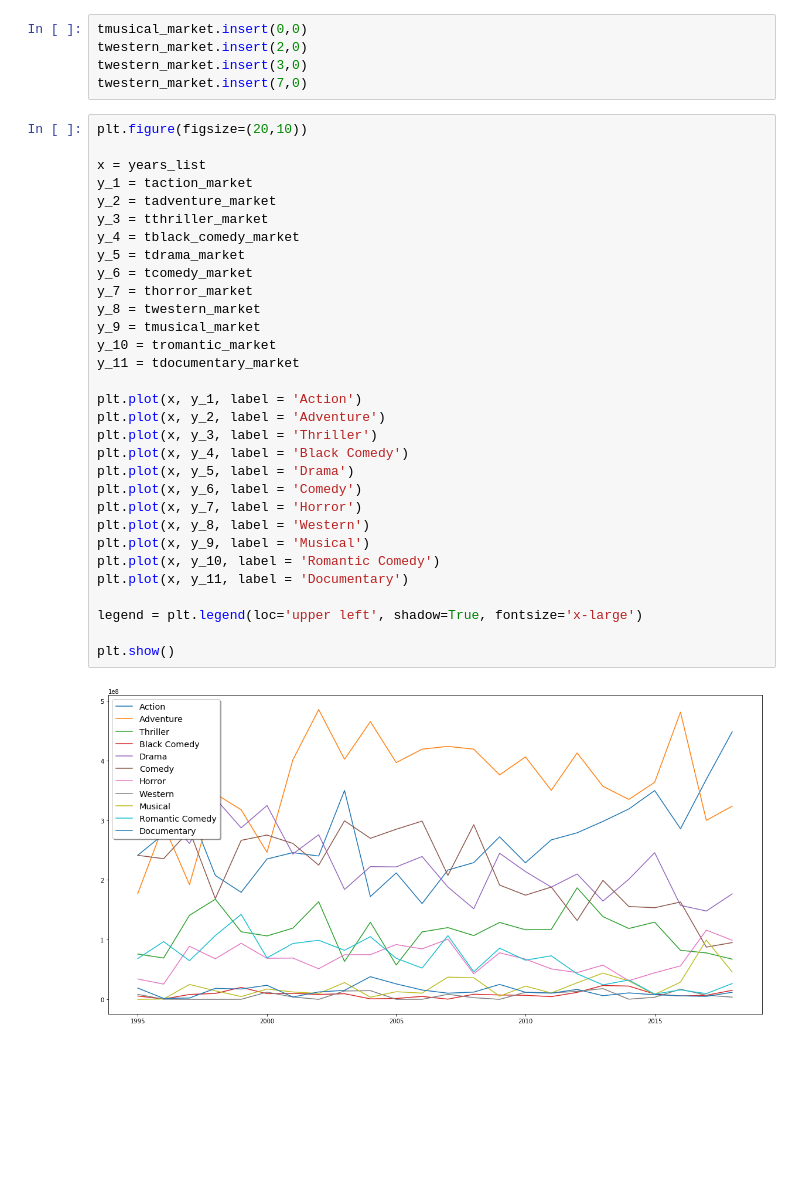
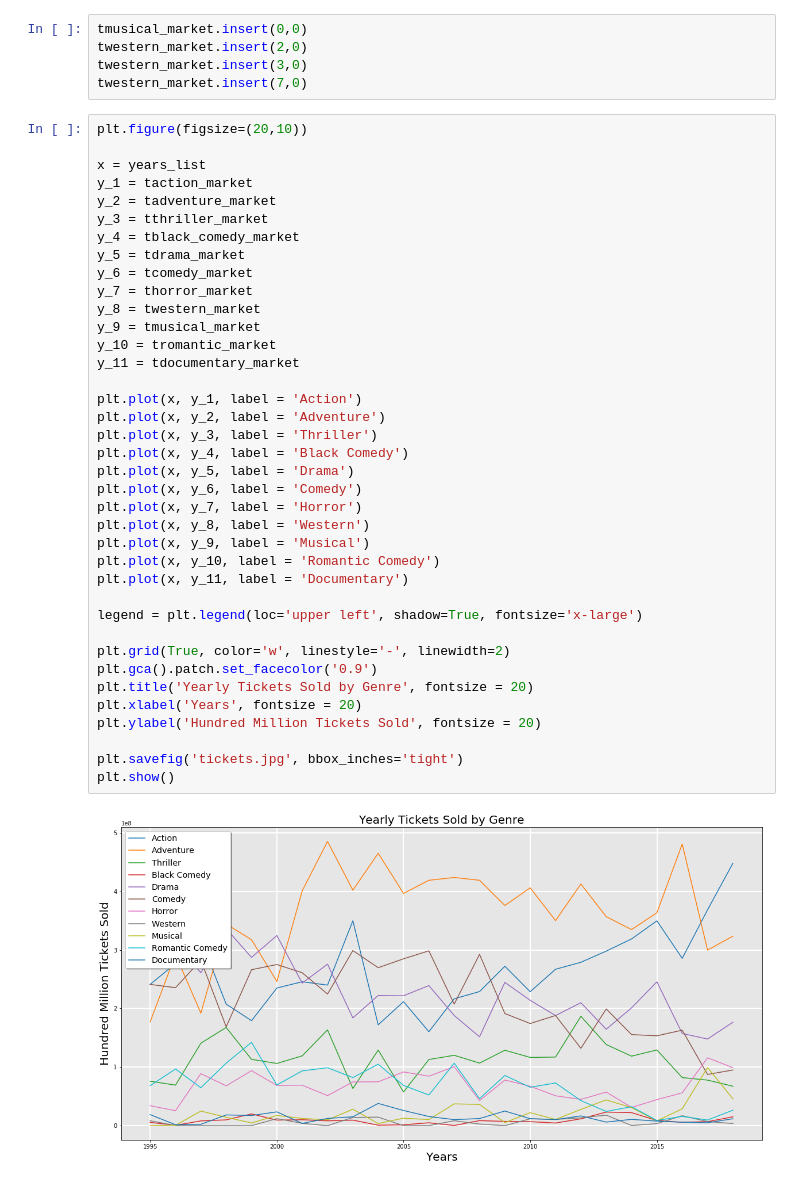
Before and after one commit to xxristoskk/microflix, a Jupyter notebook: Matplot Lib genre data.ipynb, the cells around one changed output. Cells and saved outputs as stored; diff of their text form; blank space fills up the shorter version.

```diff
--- a/Matplot Lib genre data.ipynb
+++ b/Matplot Lib genre data.ipynb
@@ -378,31 +393,38 @@ plt.figure(figsize=(20,10))
 
 x = years_list
 y_1 = taction_market
 y_2 = tadventure_market
 y_3 = tthriller_market
 y_4 = tblack_comedy_market
 y_5 = tdrama_market
 y_6 = tcomedy_market
 y_7 = thorror_market
 y_8 = twestern_market
 y_9 = tmusical_market
 y_10 = tromantic_market
 y_11 = tdocumentary_market
 
 plt.plot(x, y_1, label = 'Action')
 plt.plot(x, y_2, label = 'Adventure')
 plt.plot(x, y_3, label = 'Thriller')
 plt.plot(x, y_4, label = 'Black Comedy')
 plt.plot(x, y_5, label = 'Drama')
 plt.plot(x, y_6, label = 'Comedy')
 plt.plot(x, y_7, label = 'Horror')
 plt.plot(x, y_8, label = 'Western')
 plt.plot(x, y_9, label = 'Musical')
 plt.plot(x, y_10, label = 'Romantic Comedy')
 plt.plot(x, y_11, label = 'Documentary')
 
 legend = plt.legend(loc='upper left', shadow=True, fontsize='x-large')
 
+plt.grid(True, color='w', linestyle='-', linewidth=2)
+plt.gca().patch.set_facecolor('0.9')
+plt.title('Yearly Tickets Sold by Genre', fontsize = 20)
+plt.xlabel('Years', fontsize = 20)
+plt.ylabel('Hundred Million Tickets Sold', fontsize = 20)
+
+plt.savefig('tickets.jpg', bbox_inches='tight')
 plt.show()
 # %% [output]
-[figure, old version]
+[figure, new version]
```
Also changed, not shown: parts of 4 cells of this notebook, 4 other files.
